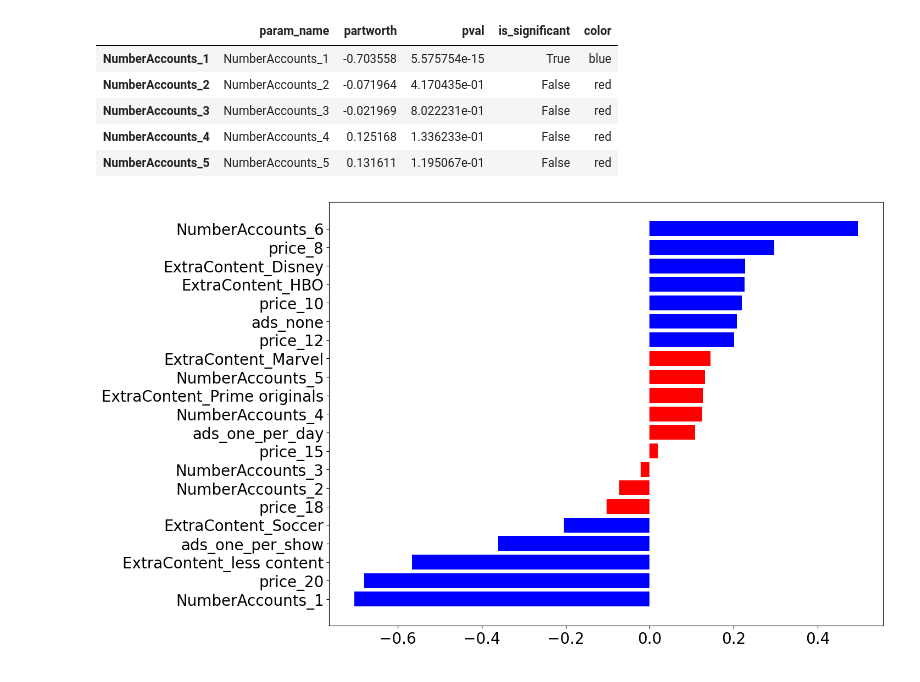
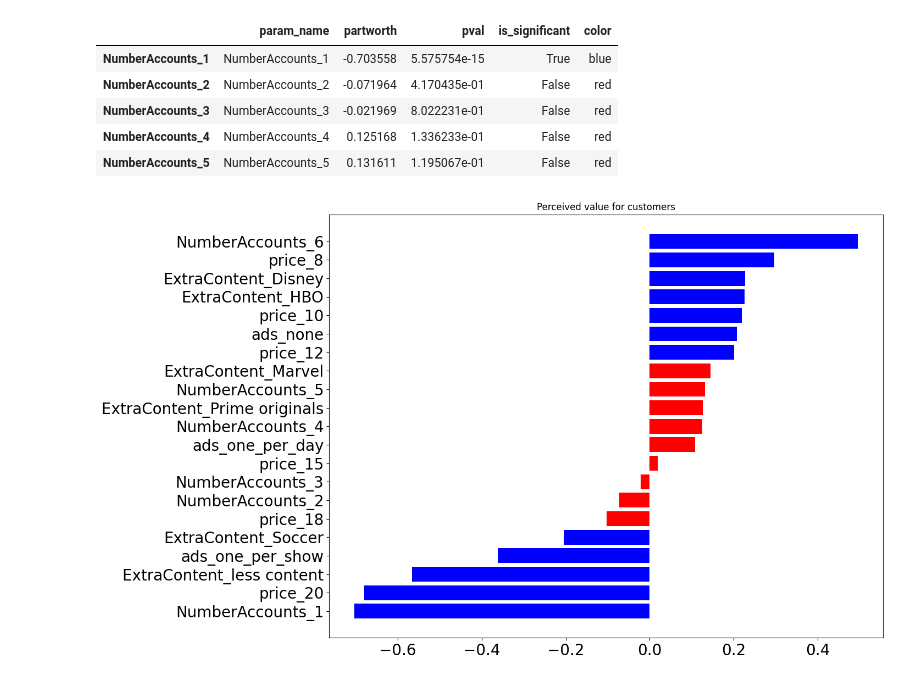
Before and after one commit to jeremysb1/conjoint-analysis, a Jupyter notebook: cbc.ipynb, the cells around one changed output. Cells and saved outputs as stored; diff of their text form; code cells hidden in the pictures.

Commit message:
added plot title

```diff
--- a/cbc.ipynb
+++ b/cbc.ipynb
@@ -130,19 +130,20 @@ df_result = df_result.sort_values(by = 'partworth', ascending = True)
 # %%
 # Plot the partworth
 f, ax = plt.subplots(figsize = (13, 10))
 values = df_result.partworth
 xbar = np.arange(len(values))
+plt.title('Perceived value for customers')
 
 # bar plot
 plt.barh(xbar,
          values,
          color = df_result['color'])
 
 # customize the ticks
 plt.yticks(xbar,
            labels = df_result['param_name'],
            fontsize = 20)
 plt.xticks(fontsize = 20)
 plt.show()
 # %% [output]
-[figure, old version]
+[figure, new version]
```
